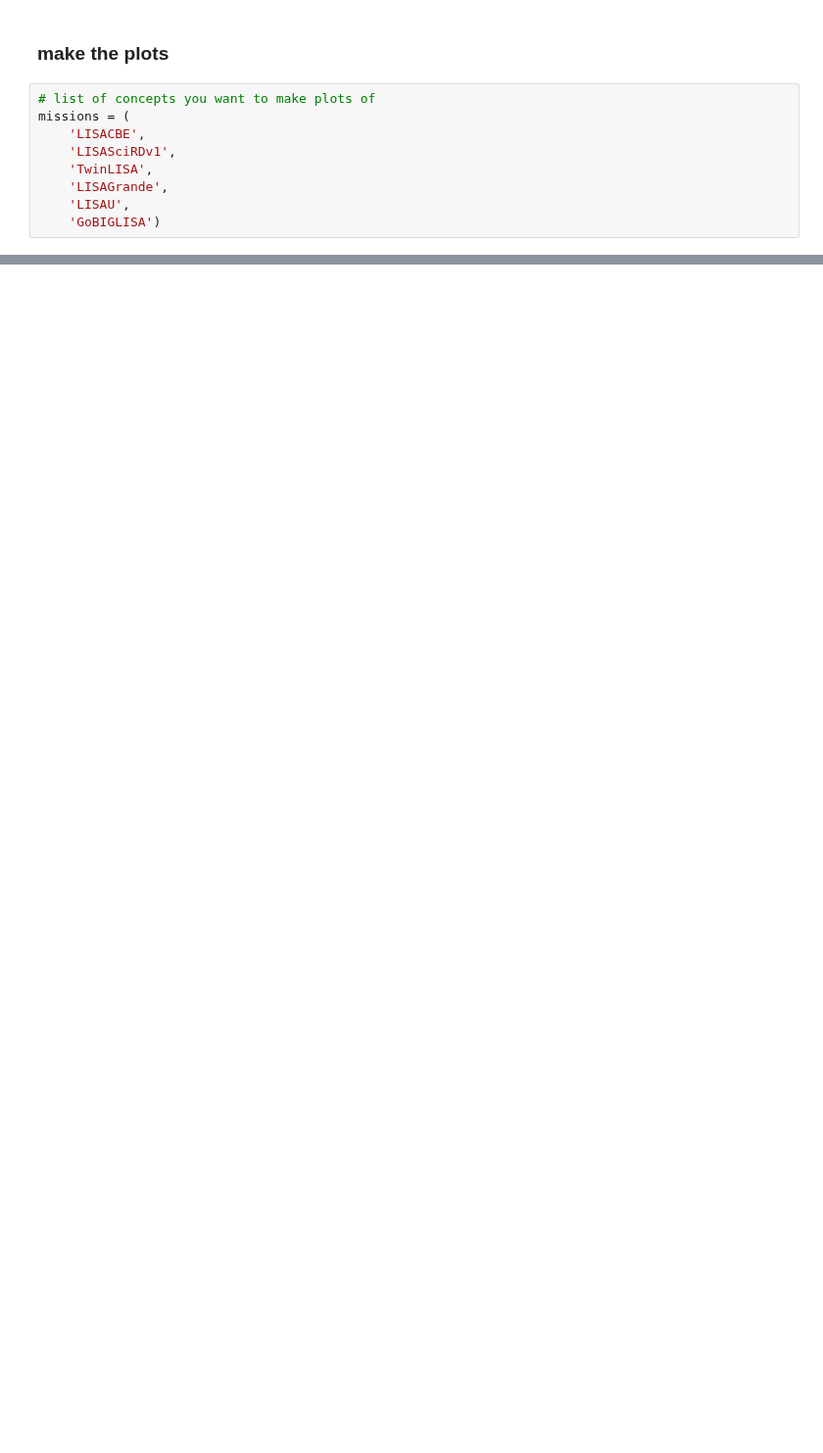
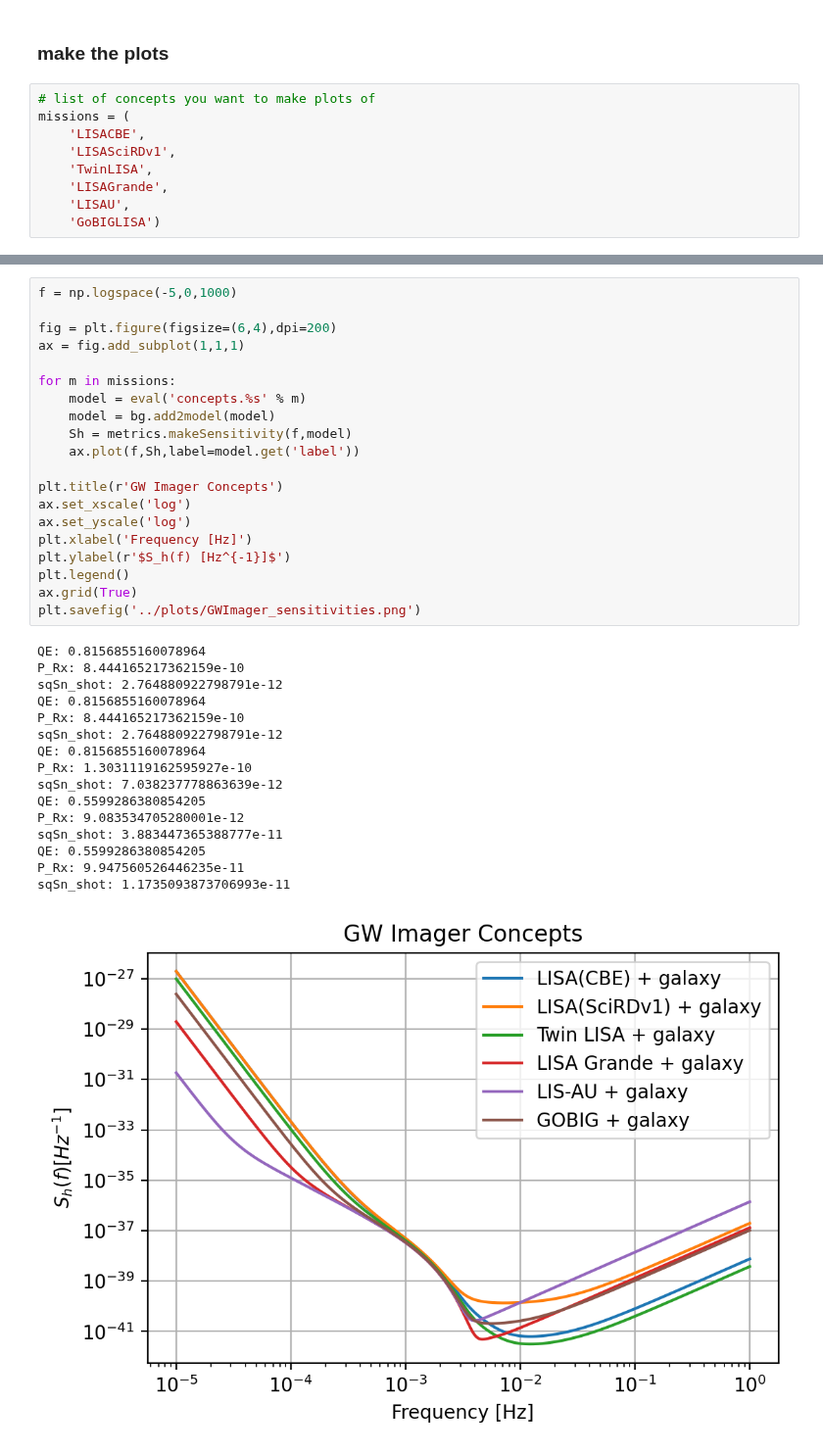
Before and after one commit to JohnGBaker/GWI-metrics, a Jupyter notebook: Notebooks/sensitivityPlotter.ipynb, the cells around one changed output, grey strips where cells are left out. Shown at 98% size. Cells and saved outputs as stored; diff of their text form; blank space fills up the shorter version.

```diff
--- a/Notebooks/sensitivityPlotter.ipynb
+++ b/Notebooks/sensitivityPlotter.ipynb
@@ -69,0 +75,37 @@ sqSn_shot: 1.1735093873706993e-11
+# %%
+f = np.logspace(-5,0,1000)
+
+fig = plt.figure(figsize=(6,4),dpi=200)
+ax = fig.add_subplot(1,1,1)
+
+for m in missions:
+    model = eval('concepts.%s' % m)
+    model = bg.add2model(model)
+    Sh = metrics.makeSensitivity(f,model)
+    ax.plot(f,Sh,label=model.get('label'))
+
+plt.title(r'GW Imager Concepts')
+ax.set_xscale('log')
+ax.set_yscale('log')
+plt.xlabel('Frequency [Hz]')
+plt.ylabel(r'$S_h(f) [Hz^{-1}]$')
+plt.legend()
+ax.grid(True)
+plt.savefig('../plots/GWImager_sensitivities.png')
+# %% [output]
+QE: 0.8156855160078964
+P_Rx: 8.444165217362159e-10
+sqSn_shot: 2.764880922798791e-12
+QE: 0.8156855160078964
+P_Rx: 8.444165217362159e-10
+sqSn_shot: 2.764880922798791e-12
+QE: 0.8156855160078964
+P_Rx: 1.3031119162595927e-10
+sqSn_shot: 7.038237778863639e-12
+QE: 0.5599286380854205
+P_Rx: 9.083534705280001e-12
+sqSn_shot: 3.883447365388777e-11
+QE: 0.5599286380854205
+P_Rx: 9.947560526446235e-11
+sqSn_shot: 1.1735093873706993e-11
+[figure, added]
```
Also changed, not shown: parts of 4 cells of this notebook, 1 other file.
